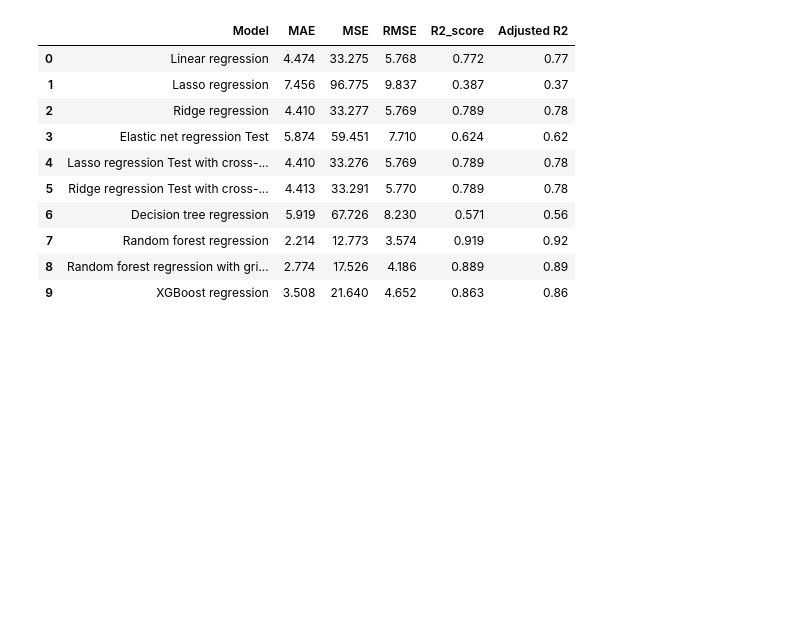
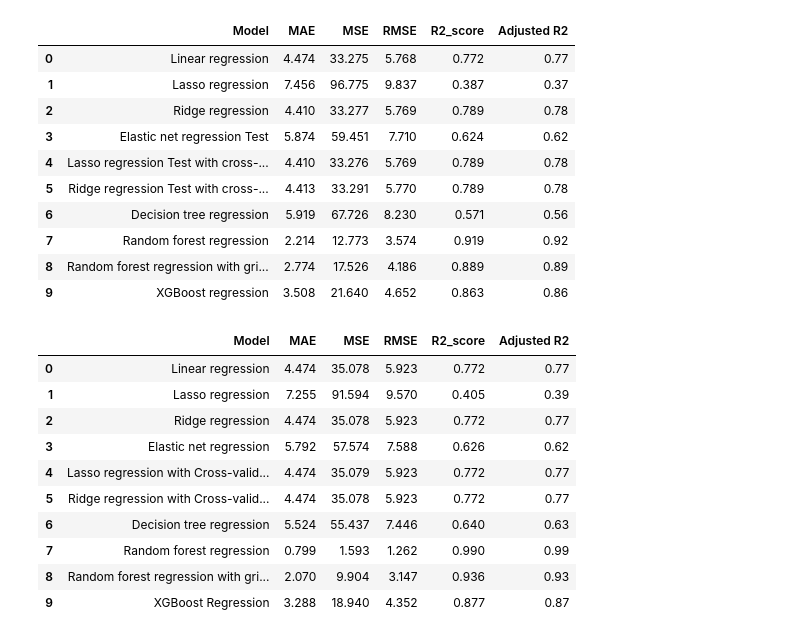
Before and after one commit to sparta-13/BIKE-SHARING-DEMAND-PREDICTION, a Jupyter notebook: Bike_Sharing_Demand_Prediction_Rishikesh_Damale.ipynb, the cells around one changed output. Saved outputs shown, nothing was run; the diff lists cells and outputs as text; code cells hidden in the pictures; blank space fills up the shorter version.

```diff
--- a/Bike_Sharing_Demand_Prediction_Rishikesh_Damale.ipynb
+++ b/Bike_Sharing_Demand_Prediction_Rishikesh_Damale.ipynb
@@ -2032,3 +2032,17 @@ Test_df
 | 7 | Random forest regression | 2.214 | 12.773 | 3.574 | 0.919 | 0.92 |
 | 8 | Random forest regression with gri... | 2.774 | 17.526 | 4.186 | 0.889 | 0.89 |
 | 9 | XGBoost regression | 3.508 | 21.640 | 4.652 | 0.863 | 0.86 |
+# %%
+Training_df
+# %% [output]
+|  | Model | MAE | MSE | RMSE | R2_score | Adjusted R2 |
+| 0 | Linear regression | 4.474 | 35.078 | 5.923 | 0.772 | 0.77 |
+| 1 | Lasso regression | 7.255 | 91.594 | 9.570 | 0.405 | 0.39 |
+| 2 | Ridge regression | 4.474 | 35.078 | 5.923 | 0.772 | 0.77 |
+| 3 | Elastic net regression | 5.792 | 57.574 | 7.588 | 0.626 | 0.62 |
+| 4 | Lasso regression with Cross-valid... | 4.474 | 35.079 | 5.923 | 0.772 | 0.77 |
+| 5 | Ridge regression with Cross-valid... | 4.474 | 35.078 | 5.923 | 0.772 | 0.77 |
+| 6 | Decision tree regression | 5.524 | 55.437 | 7.446 | 0.640 | 0.63 |
+| 7 | Random forest regression | 0.799 | 1.593 | 1.262 | 0.990 | 0.99 |
+| 8 | Random forest regression with gri... | 2.070 | 9.904 | 3.147 | 0.936 | 0.93 |
+| 9 | XGBoost Regression | 3.288 | 18.940 | 4.352 | 0.877 | 0.87 |
```
